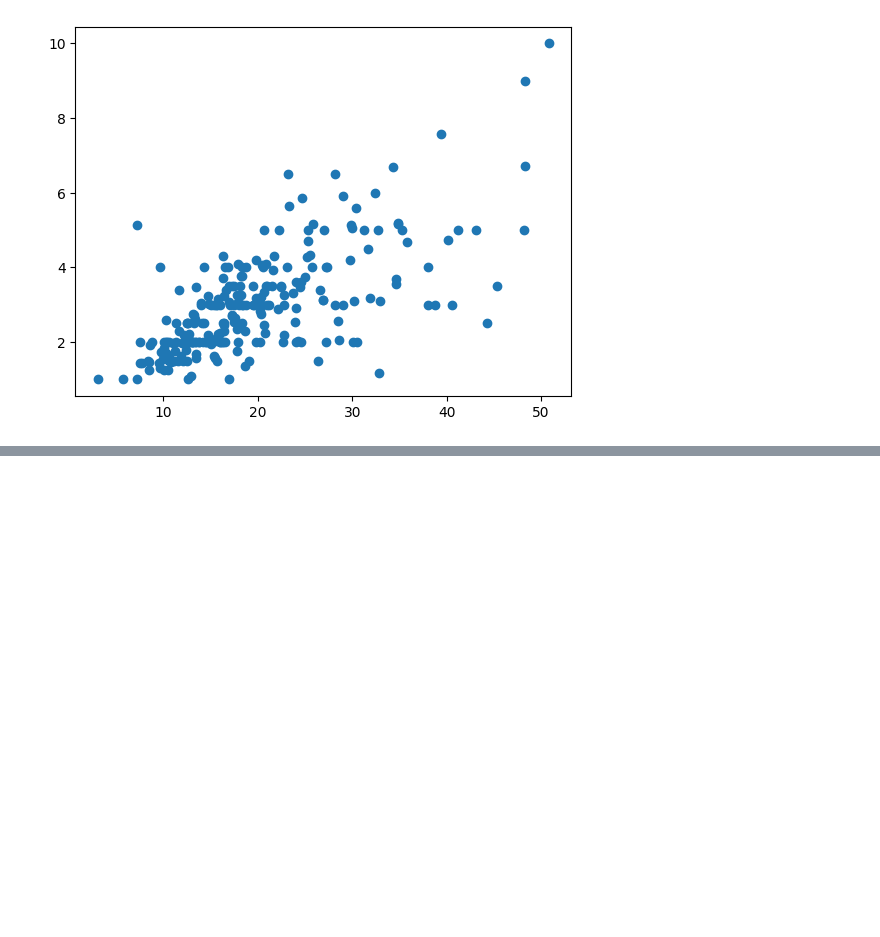
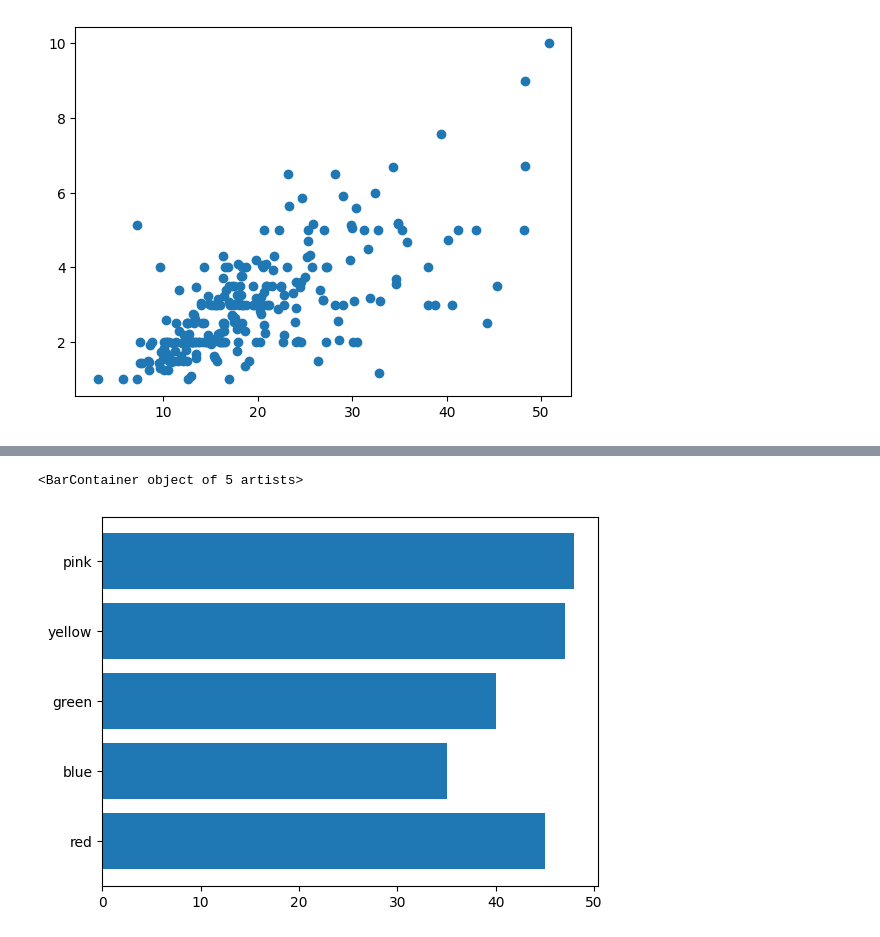
Before and after one commit to Vivek-Joshi17/Data_Visualization, a Jupyter notebook: Data_Visualize.ipynb, the cells around one changed output, grey strips where cells are left out. Drawn from its saved outputs; the diff is of its cells as text; code cells hidden in the pictures; blank space fills up the shorter version.

```diff
--- a/Data_Visualize.ipynb
+++ b/Data_Visualize.ipynb
@@ -248,0 +270,8 @@ plt.plot(tips['total_bill'],tips['tip'],'o')
+# %%
+#horizontal bar chart
+children =[45,35,40,47,48]
+colors=['red','blue','green','yellow','pink']
+plt.barh(colors,children)
+# %% [output]
+<BarContainer object of 5 artists>
+[figure, added]
```
Also changed, not shown: parts of 11 cells of this notebook.
